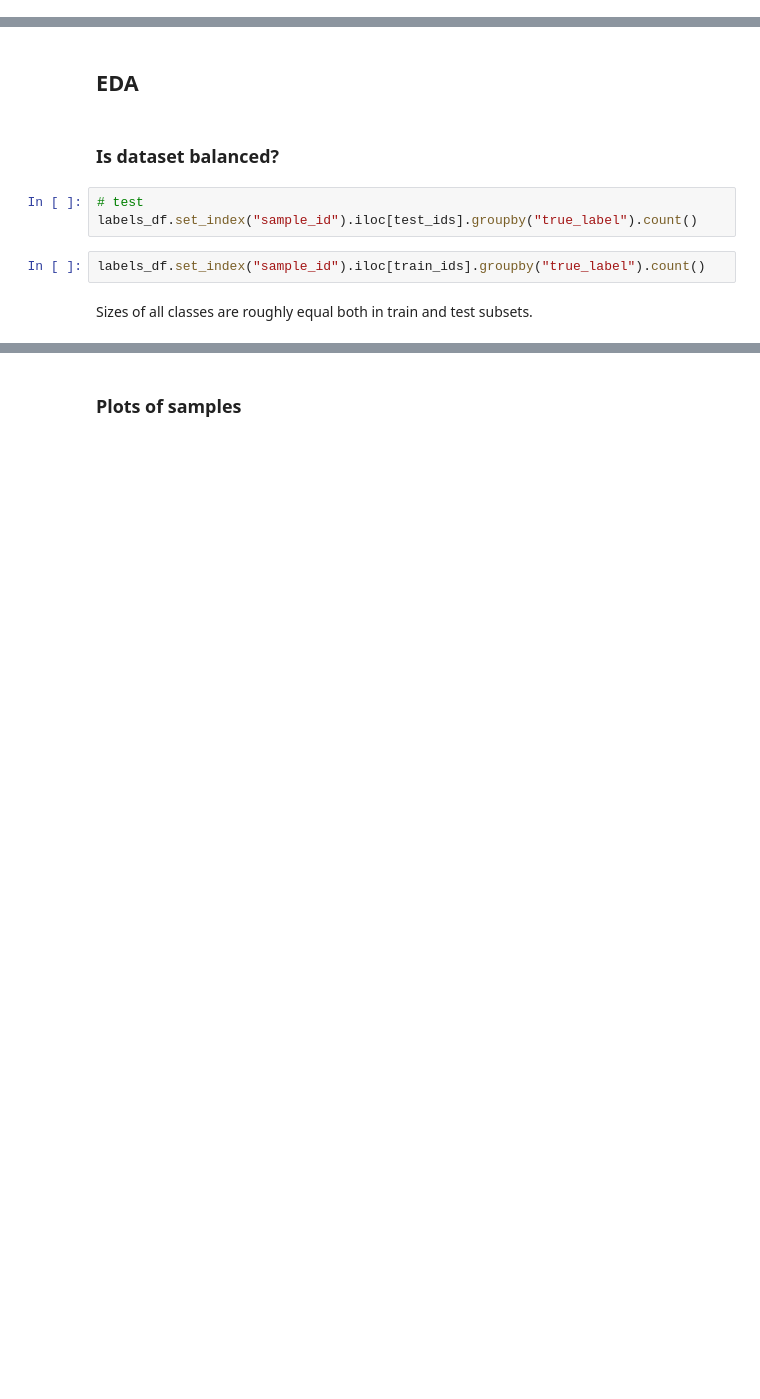
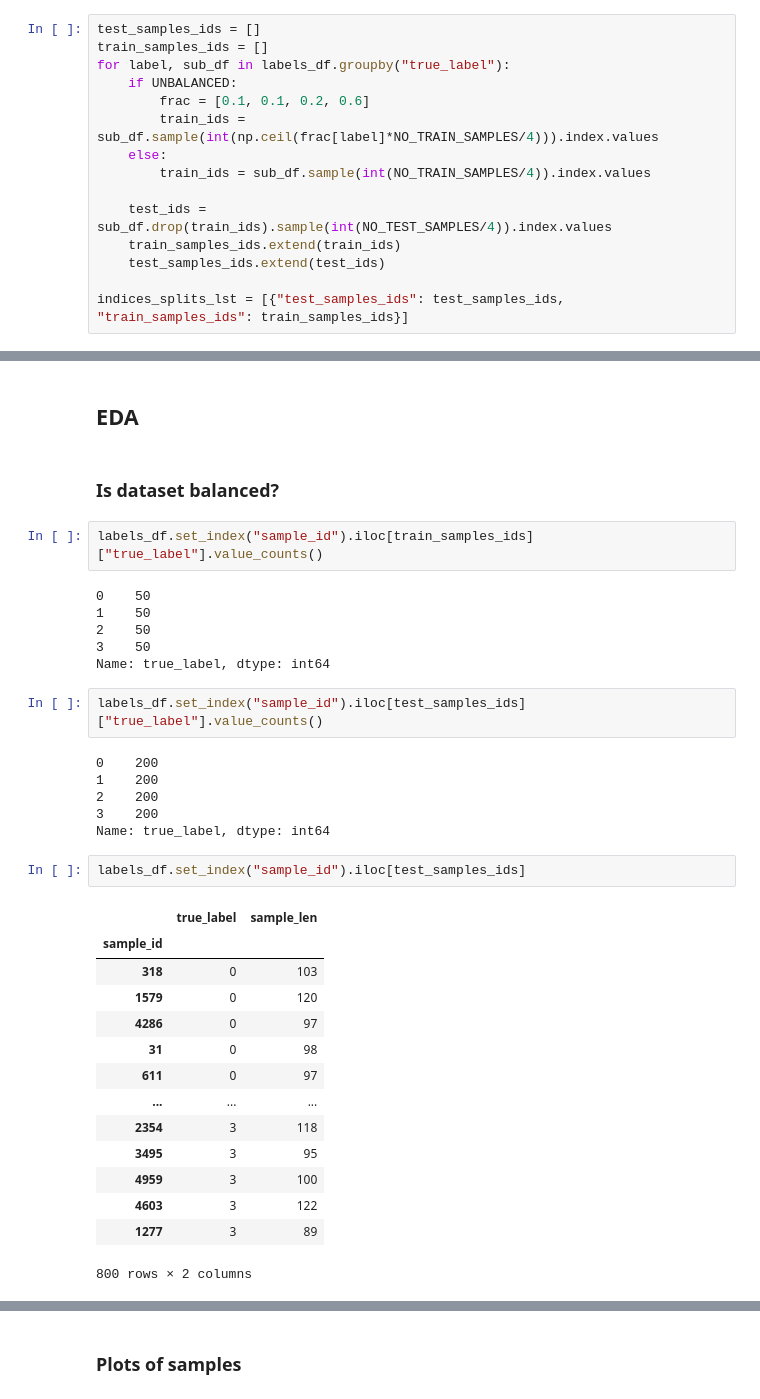
Before and after one commit to mkonopacka/HMM_DTW_v2, a Jupyter notebook: 01_5_convert_two_pattern_dataset.ipynb, the cells around one changed output, grey strips where cells are left out. Saved outputs shown, nothing was run; the diff lists cells and outputs as text; blank space fills up the shorter version.

```diff
--- a/01_5_convert_two_pattern_dataset.ipynb
+++ b/01_5_convert_two_pattern_dataset.ipynb
@@ -91,3 +74,18 @@ indices_splits_lst = [{"test_samples_ids": test_ids, "train_samples_ids": train_
+# %%
+test_samples_ids = []
+train_samples_ids = []
+for label, sub_df in labels_df.groupby("true_label"):
+    if UNBALANCED:
+        frac = [0.1, 0.1, 0.2, 0.6]
+        train_ids = sub_df.sample(int(np.ceil(frac[label]*NO_TRAIN_SAMPLES/4))).index.values
+    else:
+        train_ids = sub_df.sample(int(NO_TRAIN_SAMPLES/4)).index.values
+
+    test_ids = sub_df.drop(train_ids).sample(int(NO_TEST_SAMPLES/4)).index.values
+    train_samples_ids.extend(train_ids)
+    test_samples_ids.extend(test_ids)
+
+indices_splits_lst = [{"test_samples_ids": test_samples_ids, "train_samples_ids": train_samples_ids}]
 # %%
 output_path = f"{DATA_DIR}/{OUTPUT_FILENAME}_{time_index}"
 
@@ -118,9 +118,35 @@ with open(output_path, 'wb') as f:
 # %% [markdown]
 ### Is dataset balanced?
 # %%
-# test
-labels_df.set_index("sample_id").iloc[test_ids].groupby("true_label").count()
+labels_df.set_index("sample_id").iloc[train_samples_ids]["true_label"].value_counts()
+# %% [output]
+0    50
+1    50
+2    50
+3    50
+Name: true_label, dtype: int64
 # %%
-labels_df.set_index("sample_id").iloc[train_ids].groupby("true_label").count()
+labels_df.set_index("sample_id").iloc[test_samples_ids]["true_label"].value_counts()
+# %% [output]
+0    200
+1    200
+2    200
+3    200
+Name: true_label, dtype: int64
-# %% [markdown]
-Sizes of all classes are roughly equal both in train and test subsets.
+# %%
+labels_df.set_index("sample_id").iloc[test_samples_ids]
+# %% [output]
+|  | true_label | sample_len |
+| sample_id |  |  |
+| 318 | 0 | 103 |
+| 1579 | 0 | 120 |
+| 4286 | 0 | 97 |
+| 31 | 0 | 98 |
+| 611 | 0 | 97 |
+| ... | ... | ... |
+| 2354 | 3 | 118 |
+| 3495 | 3 | 95 |
+| 4959 | 3 | 100 |
+| 4603 | 3 | 122 |
+| 1277 | 3 | 89 |
+800 rows × 2 columns
```
Also changed, not shown: parts of 9 cells of this notebook, 2 other files.
